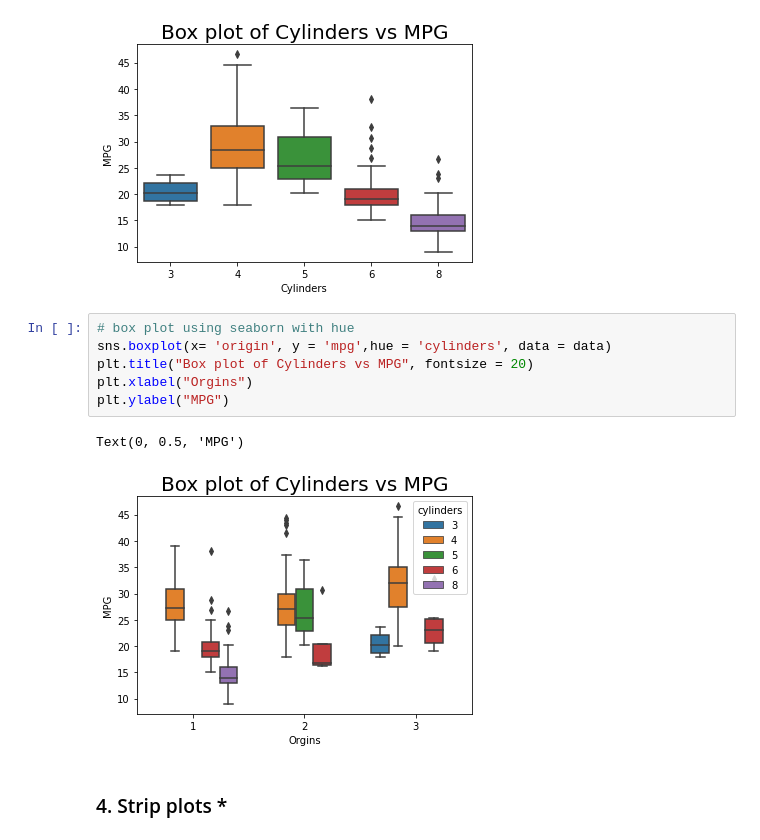
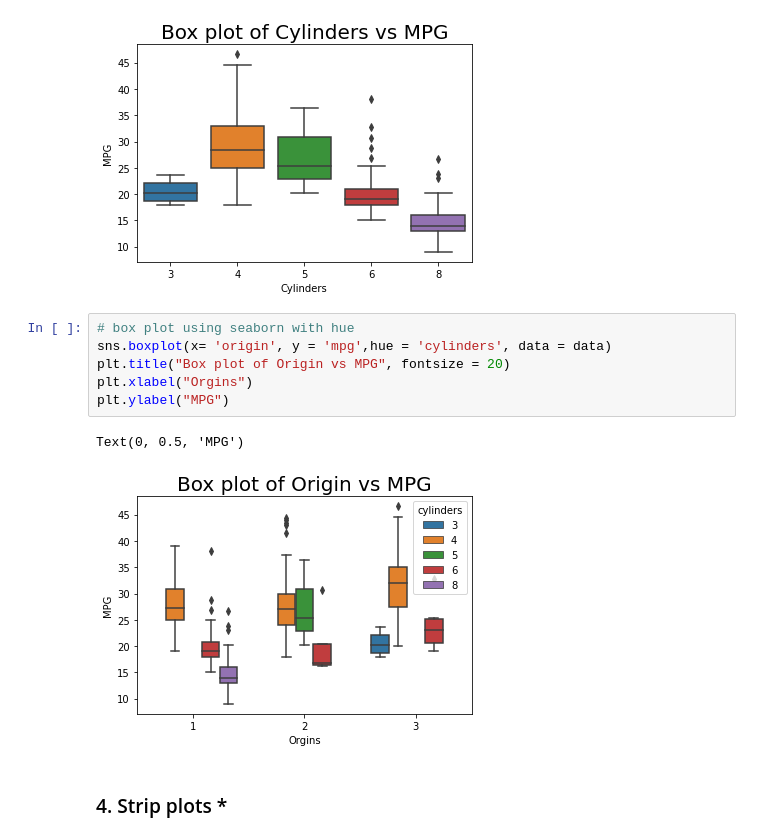
Before and after one commit to sreeh4ri/ictk_projects, a Jupyter notebook: notebooks/ex-seaborn-basics.ipynb, the cells around one changed output. Saved outputs shown, nothing was run; the diff lists cells and outputs as text.

```diff
--- a/notebooks/ex-seaborn-basics.ipynb
+++ b/notebooks/ex-seaborn-basics.ipynb
@@ -49,12 +49,12 @@ Text(0, 0.5, 'MPG')
 # %%
 # box plot using seaborn with hue
 sns.boxplot(x= 'origin', y = 'mpg',hue = 'cylinders', data = data)
-plt.title("Box plot of Cylinders vs MPG", fontsize = 20)
+plt.title("Box plot of Origin vs MPG", fontsize = 20)
 plt.xlabel("Orgins")
 plt.ylabel("MPG")
 # %% [output]
 Text(0, 0.5, 'MPG')
-[figure, old version]
+[figure, new version]
 # %% [markdown]
 ### 4. Strip plots *
 # %%
```
Also changed, not shown: 2 other files.
